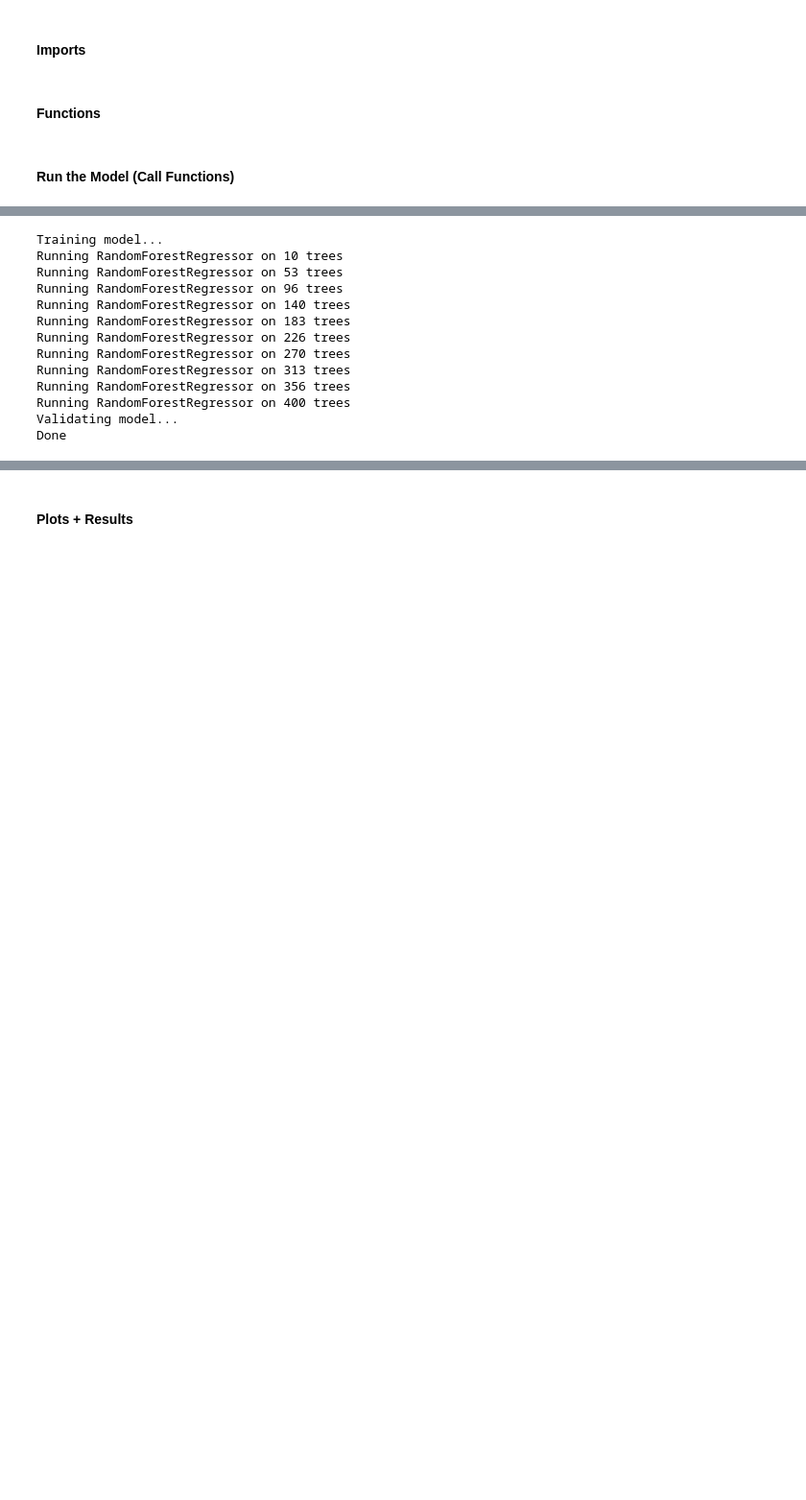
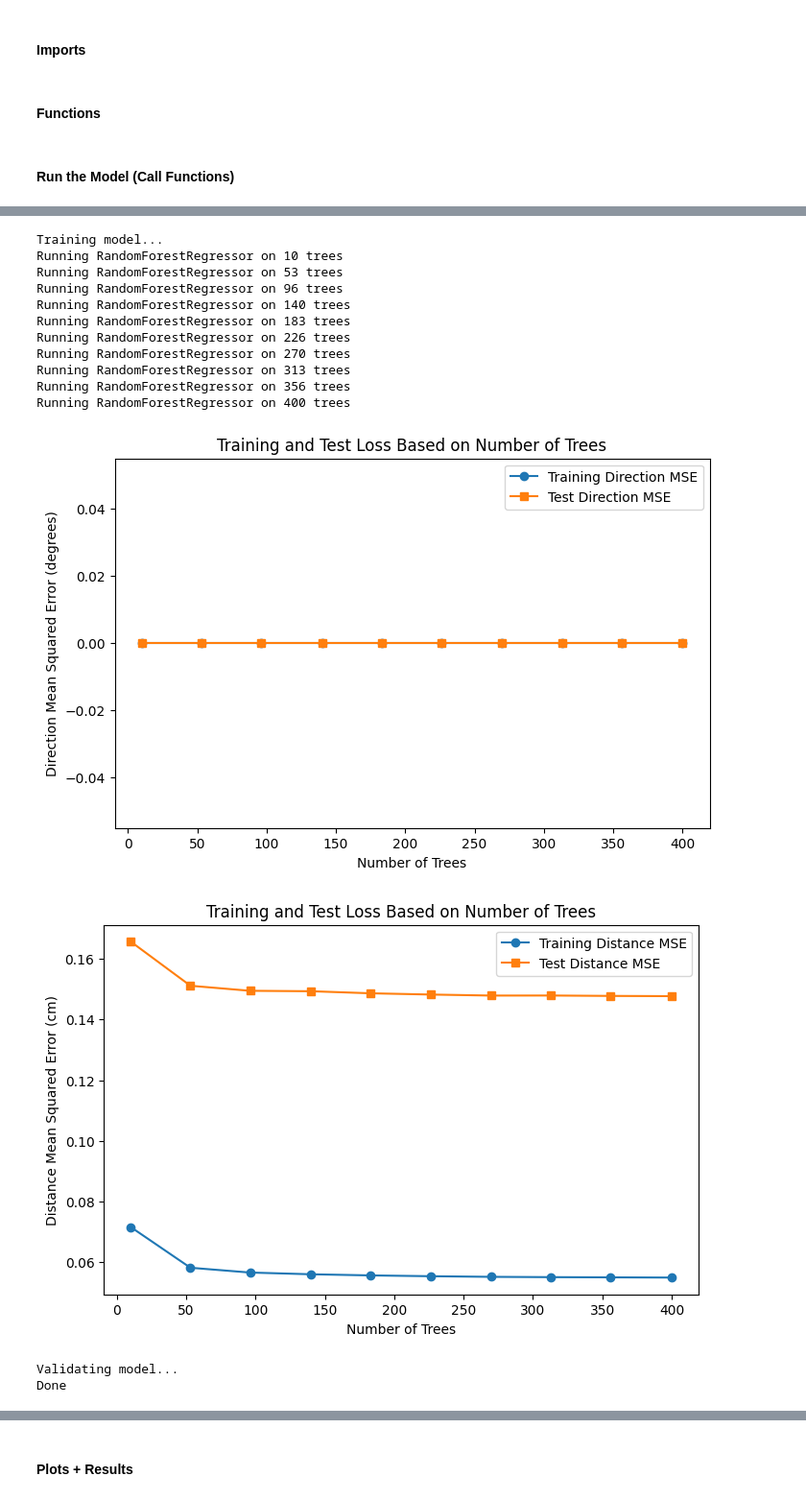
Before and after one commit to arj-shriv/COSI, a Jupyter notebook: random_forests.ipynb, the cells around one changed output, grey strips where cells are left out. Shown at 96% size. Cells and saved outputs as stored; diff of their text form; code cells hidden in the pictures; blank space fills up the shorter version.

```diff
--- a/random_forests.ipynb
+++ b/random_forests.ipynb
@@ -101,21 +206,23 @@ distance, direction = validate(rf, x_test, y_test)
 # %%
 #actually run the model - see effect of # of trees
 print("Training model...")
-rf, n_trees, train_loss, test_loss = train_val_number_of_trees(x_train, x_test, y_train, y_test, verbose = 0)
+rf = train_number_of_trees(x_train, x_test, y_train, y_test, verbose = 0)
 print("Validating model...")
-distance, direction = validate(rf, x_test, y_test)
+distance, direction = test(rf, x_test, y_test)
 print("Done")
 # %% [output]
 Training model...
 Running RandomForestRegressor on 10 trees
 Running RandomForestRegressor on 53 trees
 Running RandomForestRegressor on 96 trees
 Running RandomForestRegressor on 140 trees
 Running RandomForestRegressor on 183 trees
 Running RandomForestRegressor on 226 trees
 Running RandomForestRegressor on 270 trees
 Running RandomForestRegressor on 313 trees
 Running RandomForestRegressor on 356 trees
 Running RandomForestRegressor on 400 trees
-Validating model...
-Done
+[figure, added]
+[figure, added]
+Validating model...
+Done
```
Also changed, not shown: parts of 14 cells of this notebook.
